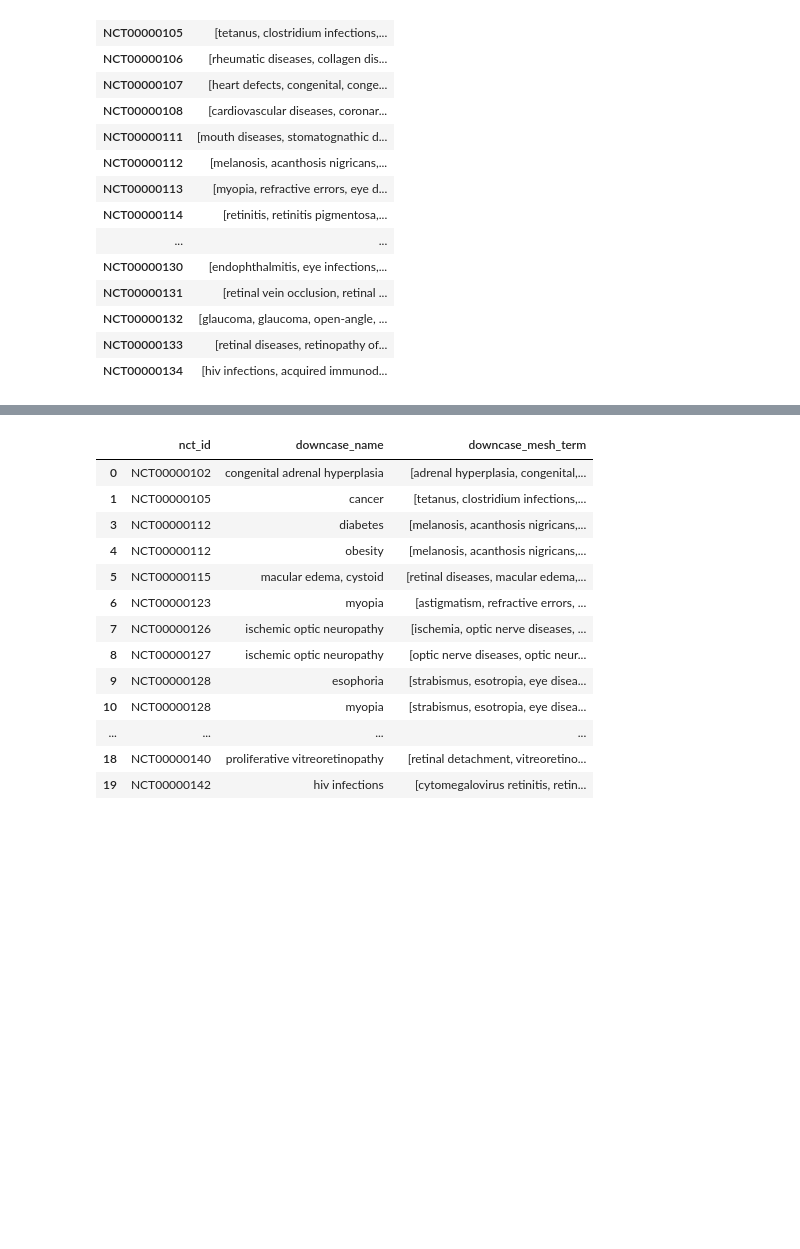
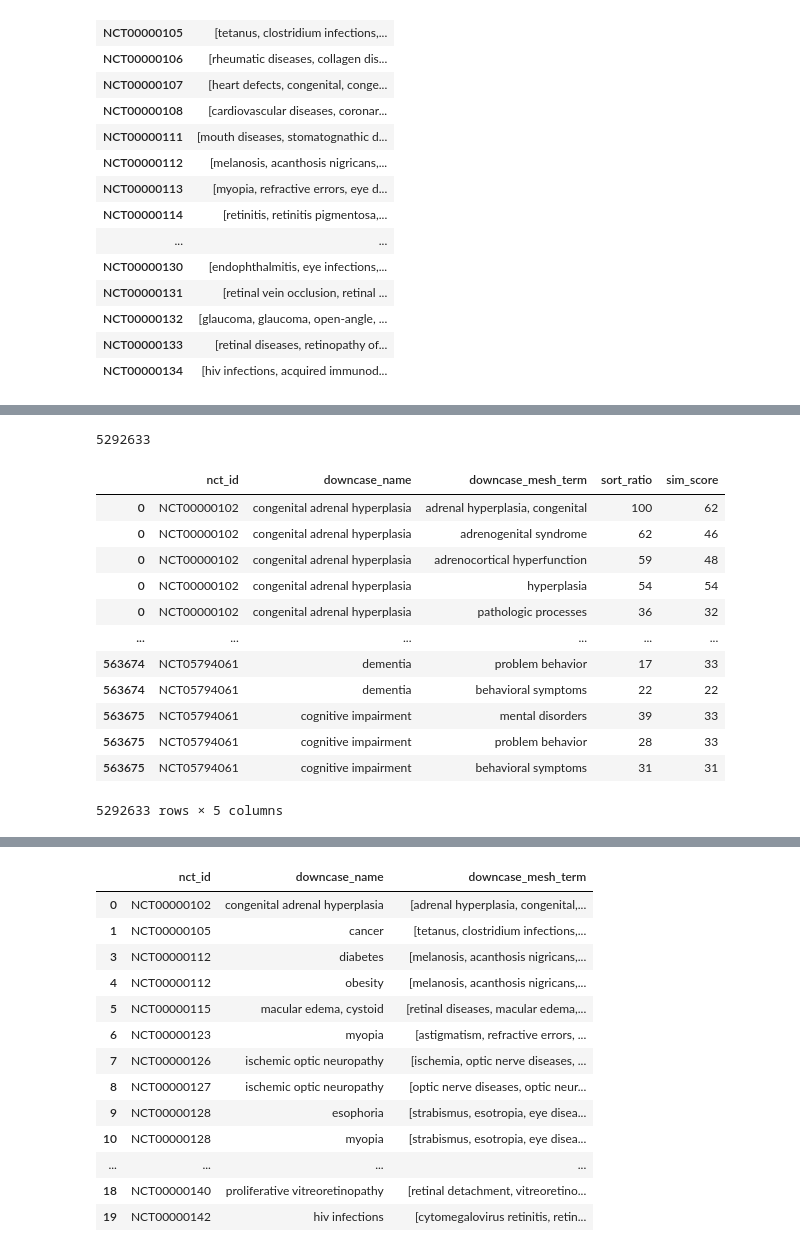
Before and after one commit to GitHubbit/Multiomics_ClinicalTrials_KP, a Jupyter notebook: mapper.ipynb, the cells around one changed output, grey strips where cells are left out. Cells and saved outputs as stored; diff of their text form; code cells hidden in the pictures; blank space fills up the shorter version.

```diff
--- a/mapper.ipynb
+++ b/mapper.ipynb
@@ -136,0 +243,25 @@ with pd.option_context("max_colwidth", None):
+# %%
+conditions_unmapped_all_mesh_terms = conditions_unmapped_all_mesh_terms[~conditions_unmapped_all_mesh_terms['downcase_name'].isnull()] # subset or delete rows where either column is empty/Nonetype bc fuzzymatching functions will throw error if handling
+conditions_unmapped_all_mesh_terms = conditions_unmapped_all_mesh_terms[~conditions_unmapped_all_mesh_terms['downcase_mesh_term'].isnull()] # subset or delete rows where either column is empty/Nonetype bc fuzzymatching functions will throw error if handling
+print(len(conditions_unmapped_all_mesh_terms))
+
+conditions_unmapped_all_mesh_terms["sort_ratio"] = sort_ratio(conditions_unmapped_all_mesh_terms[["downcase_mesh_term"]].values, conditions_unmapped_all_mesh_terms[["downcase_name"]].values)
+# conditions_unmapped_all_mesh_terms["set_ratio"] = set_ratio(conditions_unmapped_all_mesh_terms[["downcase_mesh_term"]].values, conditions_unmapped_all_mesh_terms[["downcase_name"]].values)
+conditions_unmapped_all_mesh_terms["sim_score"] = sim_score(conditions_unmapped_all_mesh_terms[["downcase_mesh_term"]].values, conditions_unmapped_all_mesh_terms[["downcase_name"]].values)
+
+conditions_unmapped_all_mesh_terms
+# %% [output]
+5292633
+|  | nct_id | downcase_name | downcase_mesh_term | sort_ratio | sim_score |
+| 0 | NCT00000102 | congenital adrenal hyperplasia | adrenal hyperplasia, congenital | 100 | 62 |
+| 0 | NCT00000102 | congenital adrenal hyperplasia | adrenogenital syndrome | 62 | 46 |
+| 0 | NCT00000102 | congenital adrenal hyperplasia | adrenocortical hyperfunction | 59 | 48 |
+| 0 | NCT00000102 | congenital adrenal hyperplasia | hyperplasia | 54 | 54 |
+| 0 | NCT00000102 | congenital adrenal hyperplasia | pathologic processes | 36 | 32 |
+| ... | ... | ... | ... | ... | ... |
+| 563674 | NCT05794061 | dementia | problem behavior | 17 | 33 |
+| 563674 | NCT05794061 | dementia | behavioral symptoms | 22 | 22 |
+| 563675 | NCT05794061 | cognitive impairment | mental disorders | 39 | 33 |
+| 563675 | NCT05794061 | cognitive impairment | problem behavior | 28 | 33 |
+| 563675 | NCT05794061 | cognitive impairment | behavioral symptoms | 31 | 31 |
+5292633 rows × 5 columns
```
Also changed, not shown: parts of 23 cells of this notebook.
